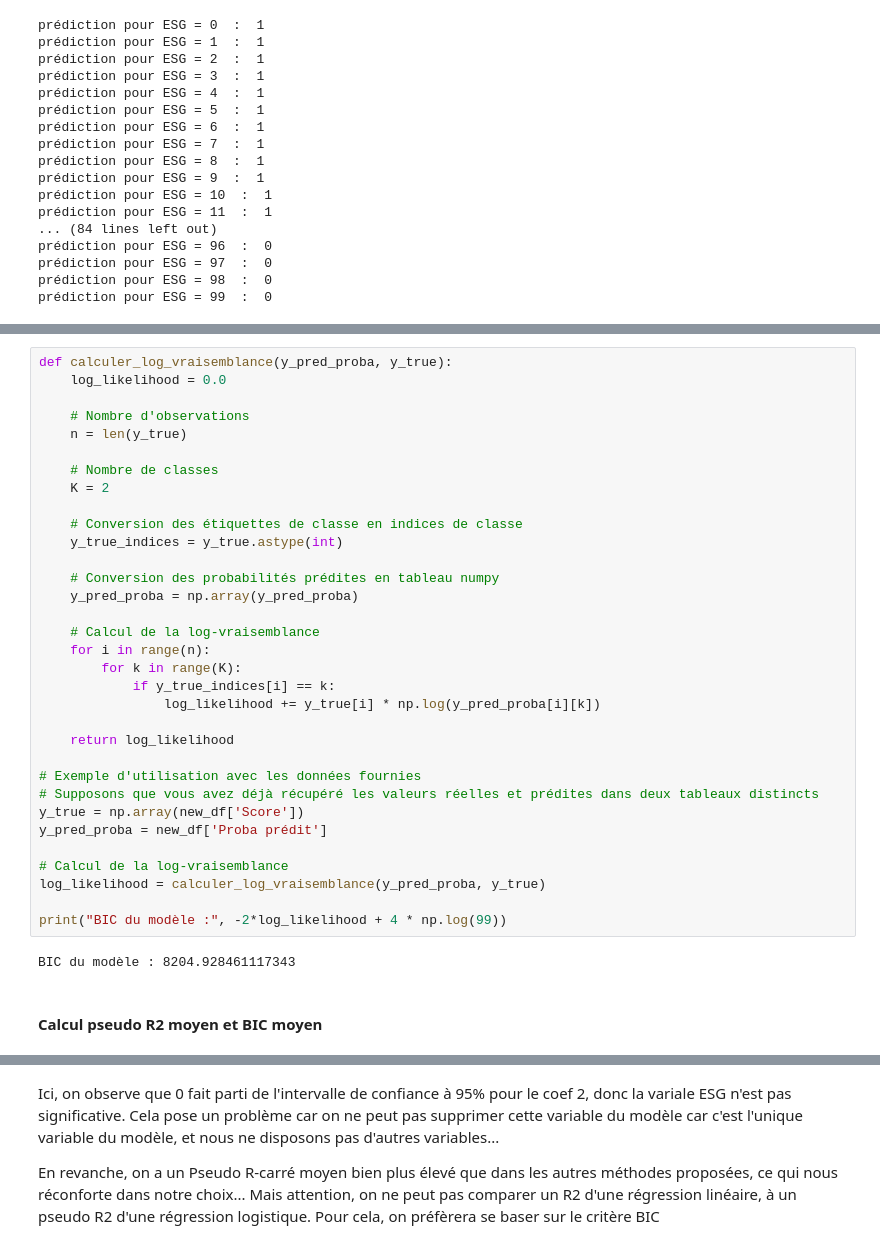
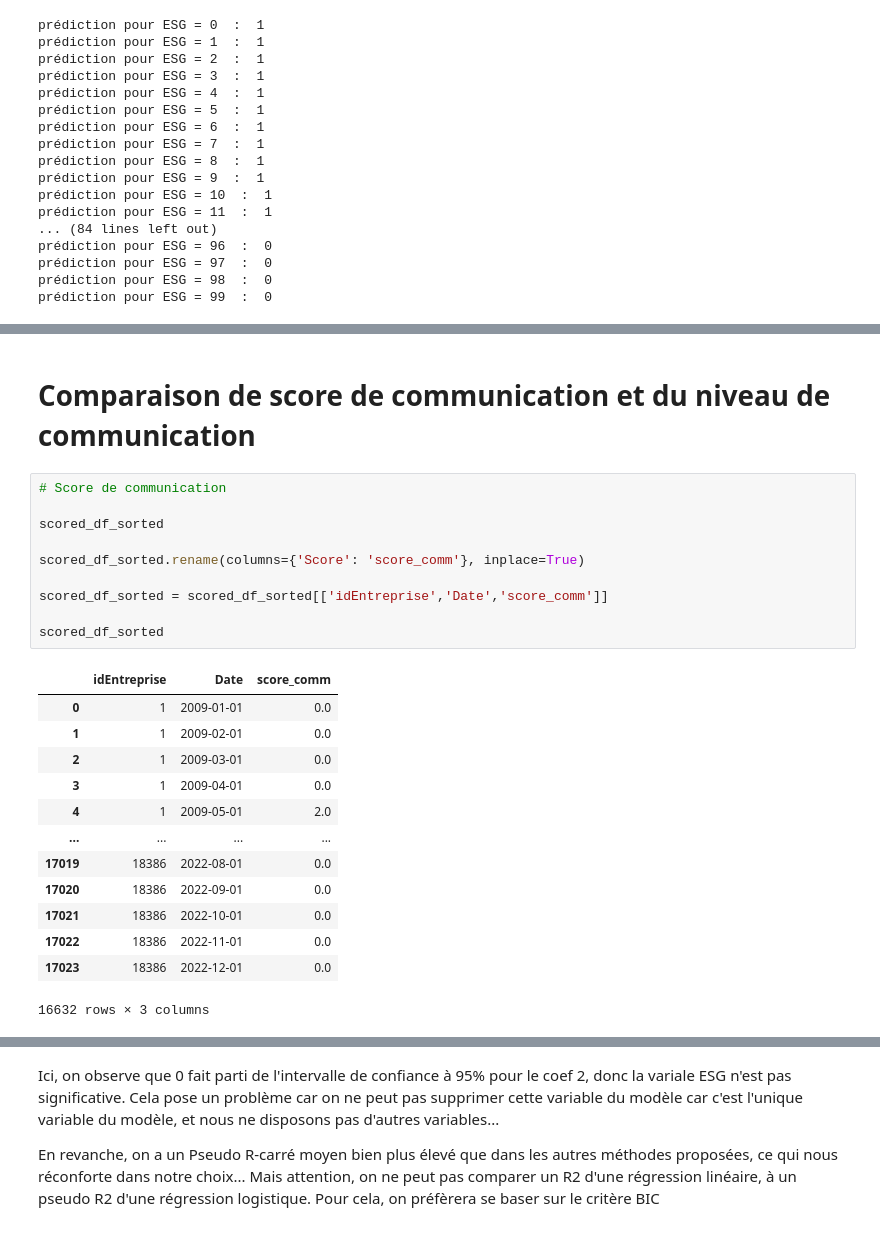
Before and after one commit to tgarnier067/Stat_app, a Jupyter notebook: Clustering.ipynb, the cells around one changed output, grey strips where cells are left out. Saved outputs shown, nothing was run; the diff lists cells and outputs as text.

```diff
--- a/Clustering.ipynb
+++ b/Clustering.ipynb
@@ -1436,37 +1052,26 @@ See the caveats in the documentation: https://pandas.pydata.org/pandas-docs/stab
-# %%
-def calculer_log_vraisemblance(y_pred_proba, y_true):
-    log_likelihood = 0.0
-
-    # Nombre d'observations
-    n = len(y_true)
-
-    # Nombre de classes
-    K = 2
-
-    # Conversion des étiquettes de classe en indices de classe
-    y_true_indices = y_true.astype(int)
-
-    # Conversion des probabilités prédites en tableau numpy
-    y_pred_proba = np.array(y_pred_proba)
-
-    # Calcul de la log-vraisemblance
-    for i in range(n):
-        for k in range(K):
-            if y_true_indices[i] == k:
-                log_likelihood += y_true[i] * np.log(y_pred_proba[i][k])
-
-    return log_likelihood
-
-# Exemple d'utilisation avec les données fournies
-# Supposons que vous avez déjà récupéré les valeurs réelles et prédites dans deux tableaux distincts
-y_true = np.array(new_df['Score'])
-y_pred_proba = new_df['Proba prédit']
-
-# Calcul de la log-vraisemblance
-log_likelihood = calculer_log_vraisemblance(y_pred_proba, y_true)
-
-print("BIC du modèle :", -2*log_likelihood + 4 * np.log(99))
-# %% [output]
-BIC du modèle : 8204.928461117343
-# %% [markdown]
-#### Calcul pseudo R2 moyen et BIC moyen
+# %% [markdown]
+# Comparaison de score de communication et du niveau de communication
+# %%
+# Score de communication
+
+scored_df_sorted
+
+scored_df_sorted.rename(columns={'Score': 'score_comm'}, inplace=True)
+
+scored_df_sorted = scored_df_sorted[['idEntreprise','Date','score_comm']]
+
+scored_df_sorted
+# %% [output]
+|  | idEntreprise | Date | score_comm |
+| 0 | 1 | 2009-01-01 | 0.0 |
+| 1 | 1 | 2009-02-01 | 0.0 |
+| 2 | 1 | 2009-03-01 | 0.0 |
+| 3 | 1 | 2009-04-01 | 0.0 |
+| 4 | 1 | 2009-05-01 | 2.0 |
+| ... | ... | ... | ... |
+| 17019 | 18386 | 2022-08-01 | 0.0 |
+| 17020 | 18386 | 2022-09-01 | 0.0 |
+| 17021 | 18386 | 2022-10-01 | 0.0 |
+| 17022 | 18386 | 2022-11-01 | 0.0 |
+| 17023 | 18386 | 2022-12-01 | 0.0 |
+16632 rows × 3 columns
```
Also changed, not shown: parts of 41 cells of this notebook.
